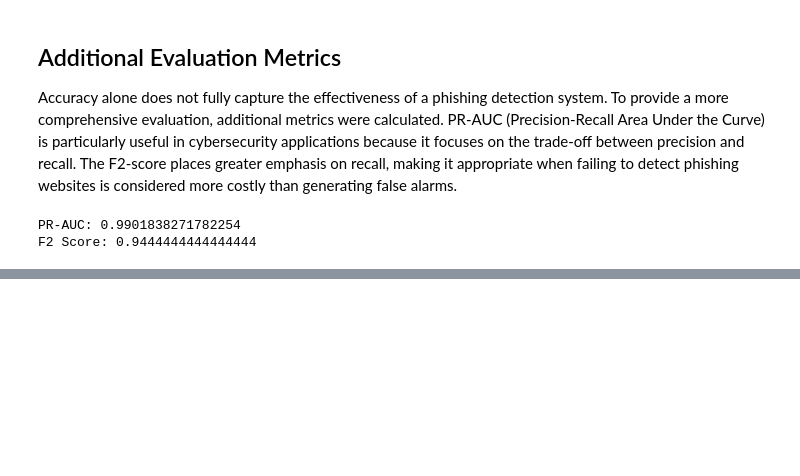
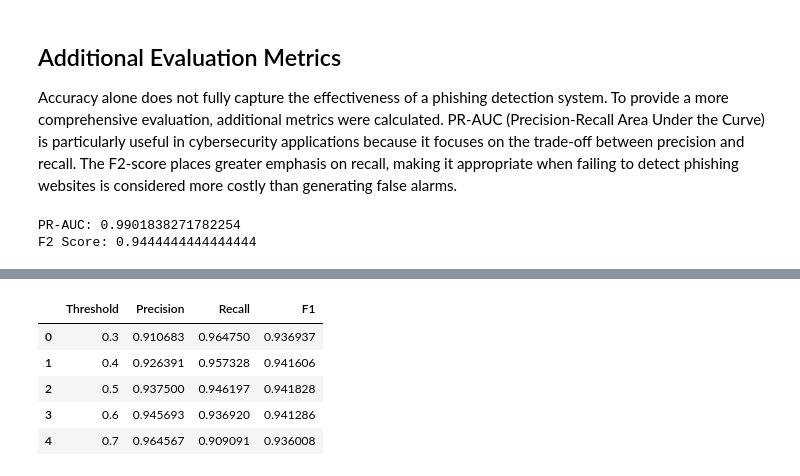
Before and after one commit to ja4smin/phishing-detection-reproduction, a Jupyter notebook: Phishing_Detection_Reproduction.ipynb, the cells around one changed output, grey strips where cells are left out. Drawn from its saved outputs; the diff is of its cells as text; code cells hidden in the pictures; blank space fills up the shorter version.

Commit message:
Add threshold analysis and performance tradeoff evaluation

```diff
--- a/Phishing_Detection_Reproduction.ipynb
+++ b/Phishing_Detection_Reproduction.ipynb
@@ -996,0 +1001,28 @@ F2 Score: 0.9444444444444444
+# %%
+from sklearn.metrics import precision_score, recall_score, f1_score
+import pandas as pd
+
+thresholds = [0.3, 0.4, 0.5, 0.6, 0.7]
+
+threshold_results = []
+
+for threshold in thresholds:
+    y_pred_threshold = (y_prob >= threshold).astype(int)
+    y_pred_threshold = pd.Series(y_pred_threshold).replace({0: -1, 1: 1})
+
+    threshold_results.append({
+        "Threshold": threshold,
+        "Precision": precision_score(y_test, y_pred_threshold, pos_label=1),
+        "Recall": recall_score(y_test, y_pred_threshold, pos_label=1),
+        "F1": f1_score(y_test, y_pred_threshold, pos_label=1)
+    })
+
+threshold_df = pd.DataFrame(threshold_results)
+threshold_df
+# %% [output]
+|  | Threshold | Precision | Recall | F1 |
+| 0 | 0.3 | 0.910683 | 0.964750 | 0.936937 |
+| 1 | 0.4 | 0.926391 | 0.957328 | 0.941606 |
+| 2 | 0.5 | 0.937500 | 0.946197 | 0.941828 |
+| 3 | 0.6 | 0.945693 | 0.936920 | 0.941286 |
+| 4 | 0.7 | 0.964567 | 0.909091 | 0.936008 |
```
Also changed, not shown: parts of 2 cells of this notebook.
